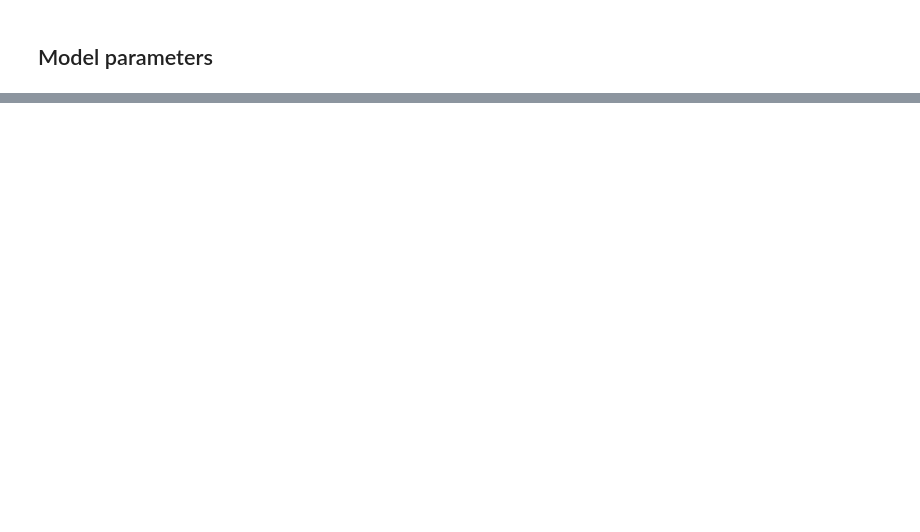
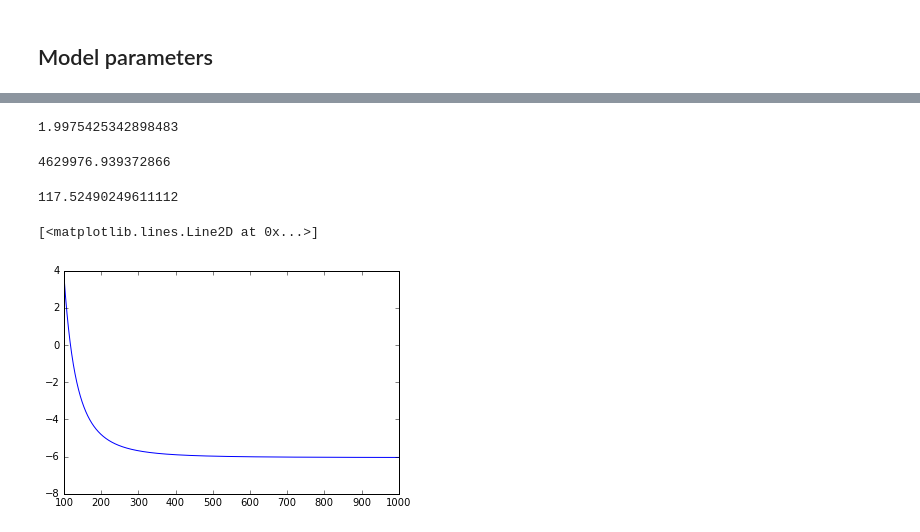
Before and after one commit to chekaru/Transitions, a Jupyter notebook: sandbox.ipynb, the cells around one changed output, grey strips where cells are left out. Drawn from its saved outputs; the diff is of its cells as text; code cells hidden in the pictures; blank space fills up the shorter version.

```diff
--- a/sandbox.ipynb
+++ b/sandbox.ipynb
@@ -131,5 +28,6 @@ class EnergyMarket:
 # %% [markdown]
 ## Model parameters
 # %%
-renewable_sector_params = {'alpha': 0.3, 'tfp': 3.692, 'gross_interest_rate': 1.09}
-non_renewable_sector_params = {'beta': 0.67, 'tfp': 1, 'fossil_fuel_price': 1, 'phi': 0.2, 'eta': 0.9, 'psi': 1}
+consumer_params = {'energy_quantity': 100}
+renewable_params = {'alpha': 0.3, 'tfp': 3.692, 'gross_interest_rate': 1.09}
+non_renewable_params = {'beta': 0.67, 'tfp': 1, 'gross_interest_rate': 1.09, 'fossil_fuel_price': 1, 'phi': 0.2, 'eta': 0.9}
@@ -144,7 +34,14 @@ RenewableEnergySector.profits(1.0, energy_price=1.0, **renewable_sector_params)
-# %%
-def non_renewable_capital_dynamics(capital, previous_capital, energy_market, renewable_params, non_renewable_params):
-    """Second order difference equation describes the dynamics of capital stock."""
-    energy_price = energy_market.price(renewable_params, non_renewable_params)
-    fossil_fuel = non_renewable_sector.fossil_fuel_demand(energy_price, non_renewable_params)
-    future_capital = energy_market.non_renewable_sector.future_capital_demand(capital, previous_capital, fossil_fuel, energy_price)
-    return future_capital
+# %%
+def non_renewable_capital_dynamics(capital, previous_capital, consumer_params, non_renewable_params, renewable_params):
+    """Second order difference equation describes the dynamics of capital stock."""
+    price = EnergyMarket.find_market_price(capital, consumer_params, non_renewable_params, renewable_params)
+    fossil_fuel = NonRenewableEnergySector.fossil_fuel_demand(capital, energy_price=price, **non_renewable_params)
+    future_capital = NonRenewableEnergySector.future_capital_demand(capital, previous_capital, fossil_fuel, energy_price=price, **non_renewable_params)
+    return future_capital
+
+
+def non_renewable_nvmp_capital(capital, previous_capital, consumer_params, non_renewable_params, renewable_params):
+    """Second order difference equation describes the dynamics of capital stock."""
+    price = EnergyMarket.find_market_price(capital, consumer_params, non_renewable_params, renewable_params)
+    fossil_fuel = NonRenewableEnergySector.fossil_fuel_demand(capital, energy_price=price, **non_renewable_params)
+    return NonRenewableEnergySector.net_value_marginal_product_capital(capital, previous_capital, fossil_fuel, energy_price=price, **non_renewable_params)
@@ -159,0 +73,20 @@ def simulate_non_renewable_capital_dynamics(energy_market, renewable_params, non
+# %%
+equilibrium_energy_price(**non_renewable_params)
+# %% [output]
+1.9975425342898483
+# %%
+obj = lambda capital: non_renewable_capital_dynamics(capital, capital, consumer_params, non_renewable_params, renewable_params) - capital
+# %%
+obj(1)
+# %% [output]
+4629976.939372866
+# %%
+optimize.brentq(obj, 1, 1000)
+# %% [output]
+117.52490249611112
+# %%
+xs = np.logspace(2, 3, 1000)
+plt.plot(xs, [obj(x) for x in xs])
+# %% [output]
+[<matplotlib.lines.Line2D at 0x...>]
+[figure, added]
```
Also changed, not shown: parts of 19 cells of this notebook, 3 other files.
